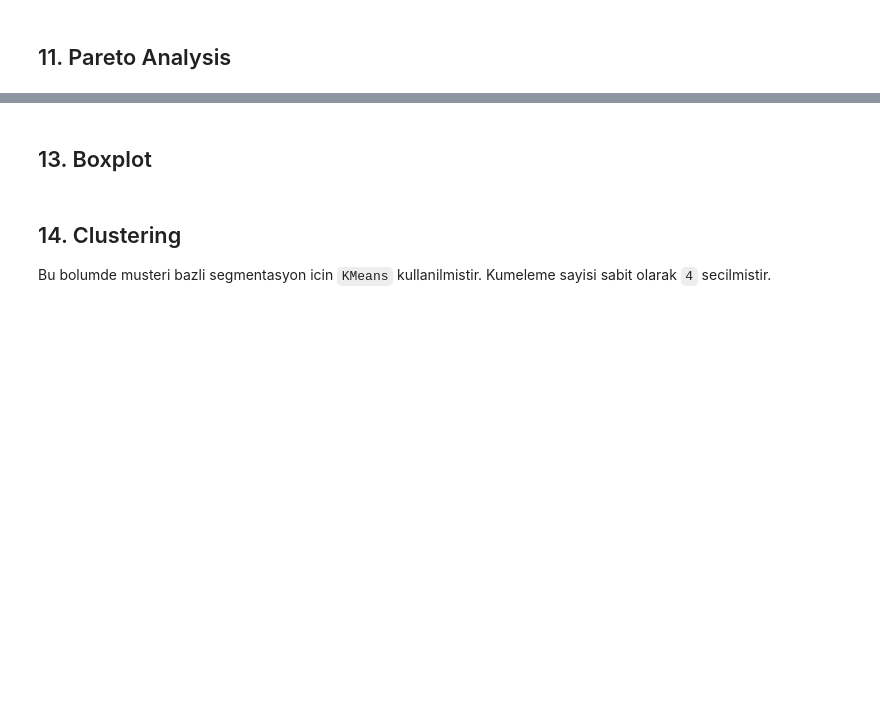
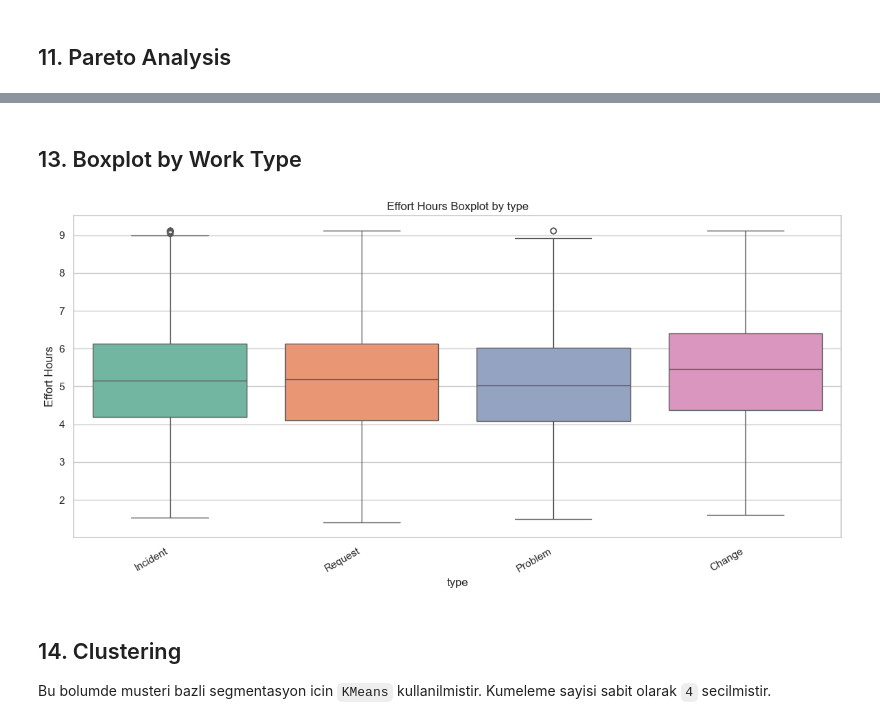
Before and after one commit to kadiraktech/EffortScope, a Jupyter notebook: EffortScope.ipynb, the cells around one changed output, grey strips where cells are left out. Drawn from its saved outputs; the diff is of its cells as text; code cells hidden in the pictures; blank space fills up the shorter version.

```diff
--- a/EffortScope.ipynb
+++ b/EffortScope.ipynb
@@ -424,2 +594,2 @@ plt.show()
 # %% [markdown]
-## 13. Boxplot
+## 13. Boxplot by Work Type
@@ -434,3 +596,21 @@ plt.show()
+# %%
+candidate_work_type_cols = [product_col, "type", "queue", priority_col]
+work_type_col = next((col for col in candidate_work_type_cols if col is not None and col in df.columns), priority_col)
+boxplot_df = df.copy()
+top_work_types = boxplot_df[work_type_col].fillna("unknown").astype(str).value_counts().head(8).index.tolist()
+boxplot_df[work_type_col] = boxplot_df[work_type_col].fillna("unknown").astype(str)
+boxplot_df = boxplot_df[boxplot_df[work_type_col].isin(top_work_types)].copy()
+
+plt.figure(figsize=(12, 6))
+sns.boxplot(data=boxplot_df, x=work_type_col, y="effort_hours", order=top_work_types, palette="Set2")
+plt.title(f"Effort Hours Boxplot by {work_type_col}")
+plt.xlabel(work_type_col)
+plt.ylabel("Effort Hours")
+plt.xticks(rotation=30, ha="right")
+plt.tight_layout()
+plt.show()
+# %% [output]
+[figure, added]
 # %% [markdown]
 ## 14. Clustering
 
```
Also changed, not shown: parts of 21 cells of this notebook, 4 other files.
